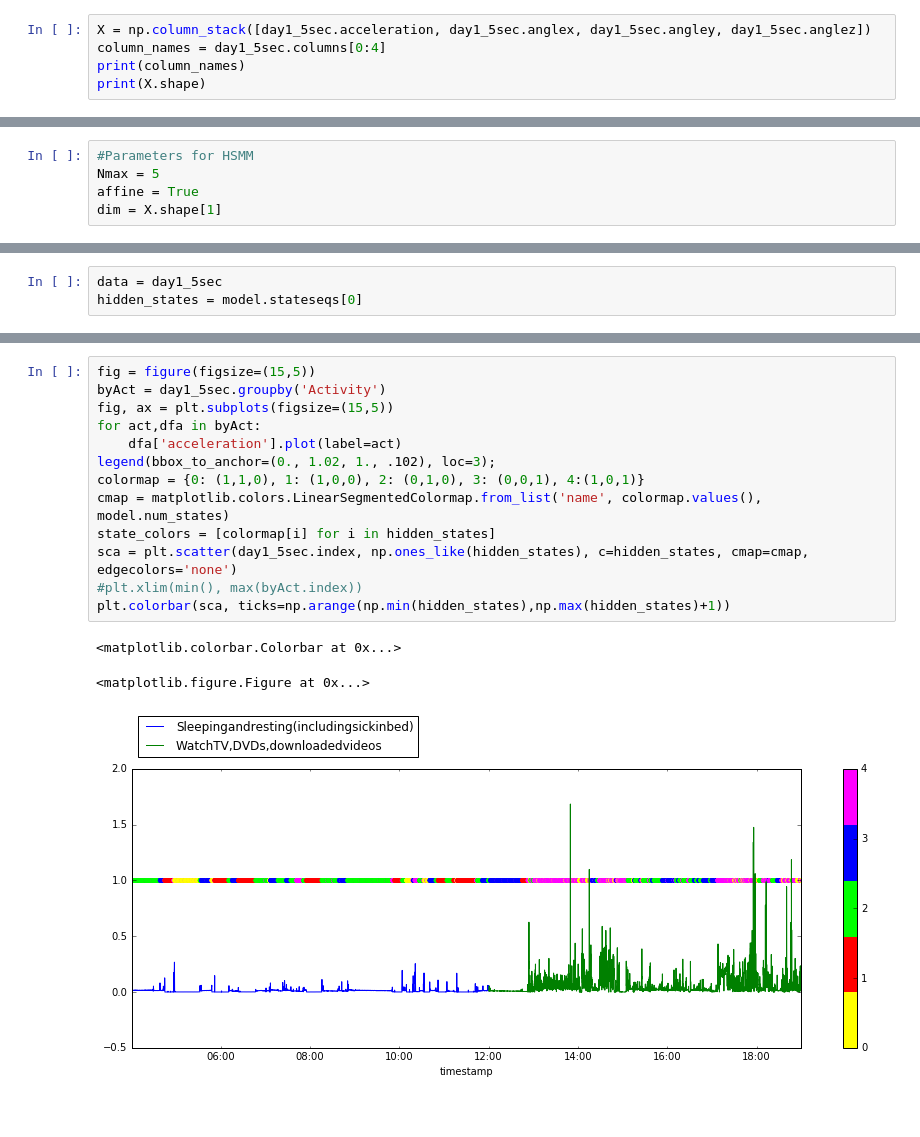
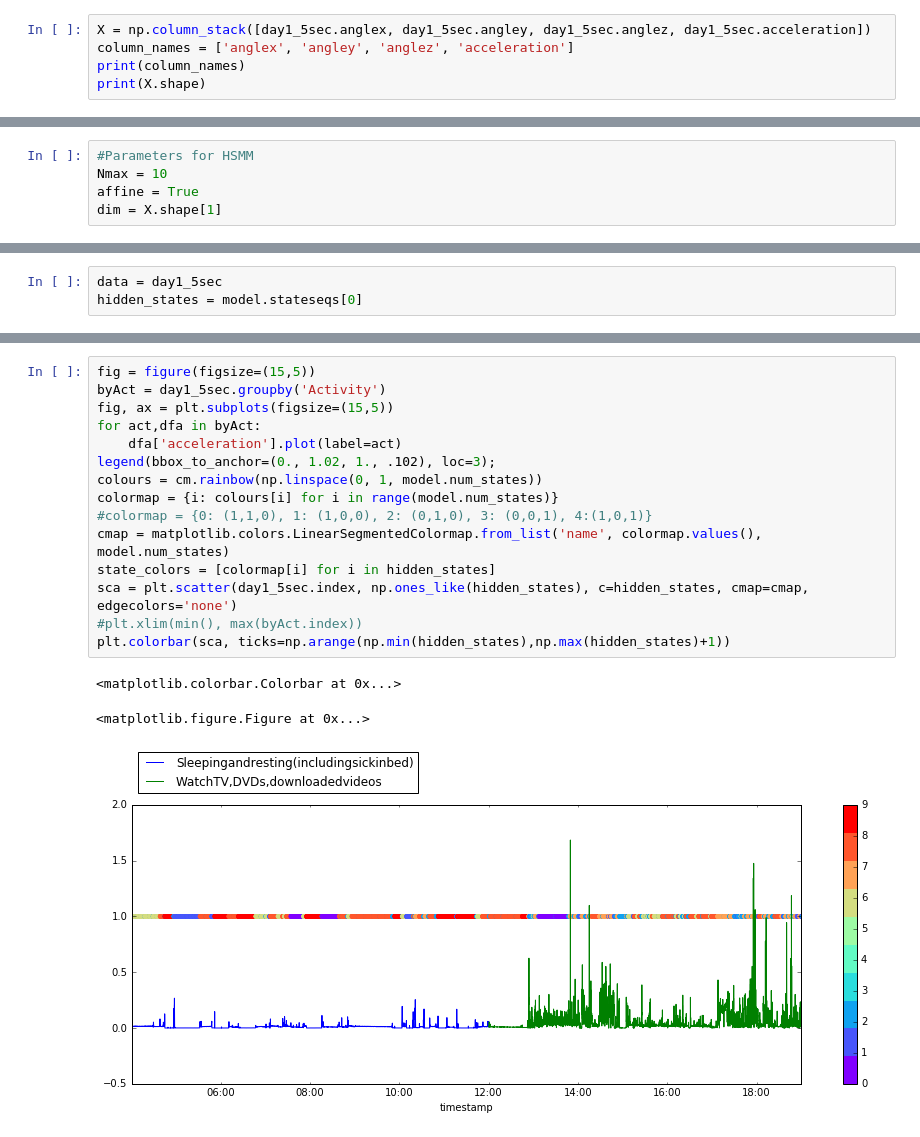
Before and after one commit to wadpac/hsmm4acc, a Jupyter notebook: notebooks/HSMM.ipynb, the cells around one changed output, grey strips where cells are left out. Saved outputs shown, nothing was run; the diff lists cells and outputs as text.

```diff
--- a/notebooks/HSMM.ipynb
+++ b/notebooks/HSMM.ipynb
@@ -27,8 +29,8 @@ legend(bbox_to_anchor=(0., 1.02, 1., .102), loc=3);
 # %% [output]
 [figure]
 # %%
-X = np.column_stack([day1_5sec.acceleration, day1_5sec.anglex, day1_5sec.angley, day1_5sec.anglez])
-column_names = day1_5sec.columns[0:4]
+X = np.column_stack([day1_5sec.anglex, day1_5sec.angley, day1_5sec.anglez, day1_5sec.acceleration])
+column_names = ['anglex', 'angley', 'anglez', 'acceleration']
 print(column_names)
 print(X.shape)
 # %% [output]
@@ -36,7 +38,7 @@ Index([u'acceleration', u'anglex', u'angley', u'anglez'], dtype='object')
 (17280, 4)
 # %%
 #Parameters for HSMM
-Nmax = 5
+Nmax = 10
 affine = True
 dim = X.shape[1]
 # %%
@@ -136,17 +141,19 @@ plt.show()
 # %%
 fig = figure(figsize=(15,5))
 byAct = day1_5sec.groupby('Activity')
 fig, ax = plt.subplots(figsize=(15,5))
 for act,dfa in byAct:
     dfa['acceleration'].plot(label=act)
 legend(bbox_to_anchor=(0., 1.02, 1., .102), loc=3);
-colormap = {0: (1,1,0), 1: (1,0,0), 2: (0,1,0), 3: (0,0,1), 4:(1,0,1)}
+colours = cm.rainbow(np.linspace(0, 1, model.num_states))
+colormap = {i: colours[i] for i in range(model.num_states)}
+#colormap = {0: (1,1,0), 1: (1,0,0), 2: (0,1,0), 3: (0,0,1), 4:(1,0,1)}
 cmap = matplotlib.colors.LinearSegmentedColormap.from_list('name', colormap.values(), model.num_states)
 state_colors = [colormap[i] for i in hidden_states]
 sca = plt.scatter(day1_5sec.index, np.ones_like(hidden_states), c=hidden_states, cmap=cmap,  edgecolors='none')
 #plt.xlim(min(), max(byAct.index))
 plt.colorbar(sca, ticks=np.arange(np.min(hidden_states),np.max(hidden_states)+1))
 # %% [output]
 <matplotlib.colorbar.Colorbar at 0x...>
 <matplotlib.figure.Figure at 0x...>
-[figure, old version]
+[figure, new version]
```
Also changed, not shown: parts of 18 cells of this notebook, 1 other file.
